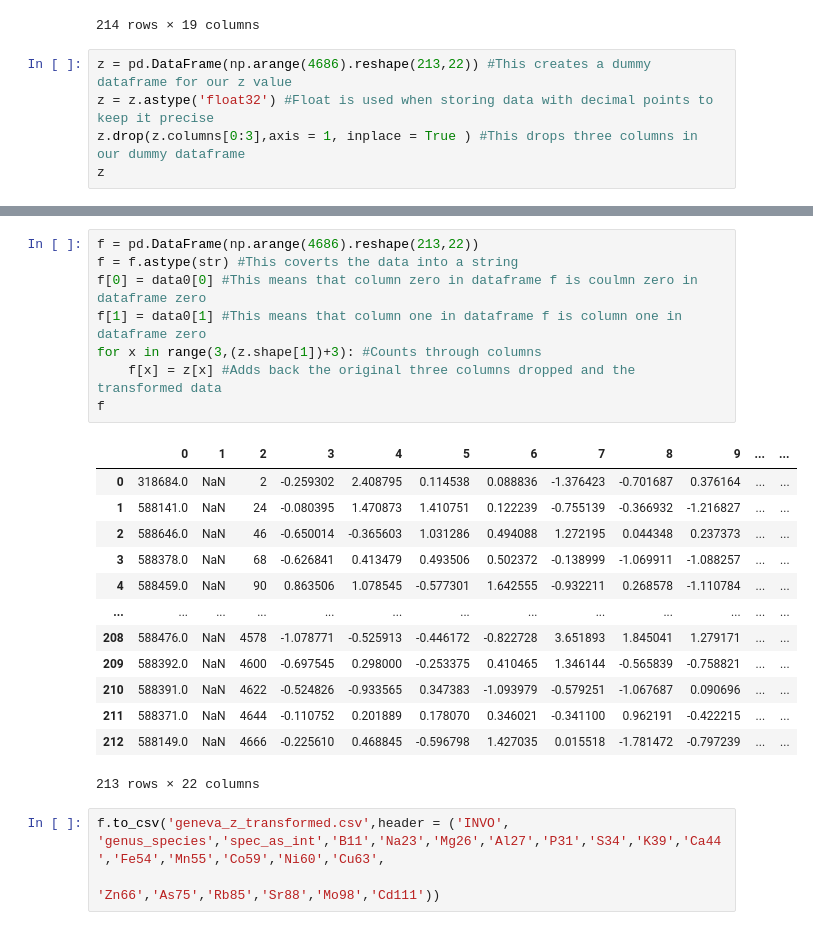
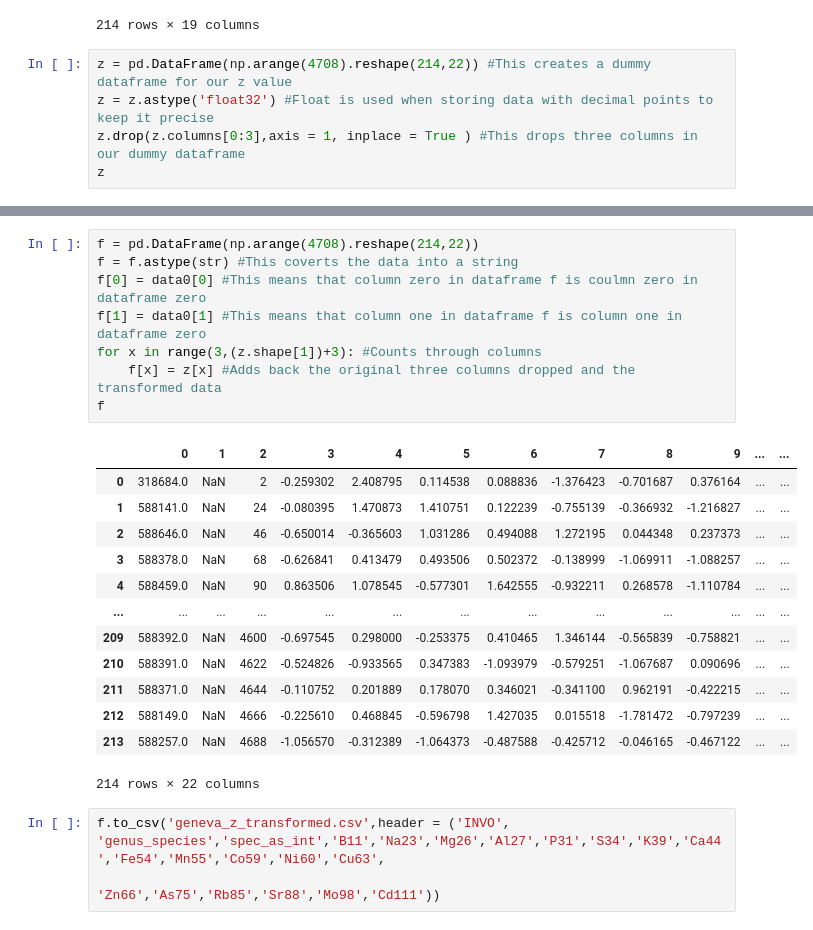
Before and after one commit to Kovacs-Lab/Geneva_Ionomics, a Jupyter notebook: transformation_z.ipynb, the cells around one changed output, grey strips where cells are left out. Saved outputs shown, nothing was run; the diff lists cells and outputs as text.

```diff
--- a/transformation_z.ipynb
+++ b/transformation_z.ipynb
@@ -25,7 +25,7 @@ data
 | 213 | 53.130018 | 85.774245 | 2258.882091 | 20.433157 | 3499.544103 | 2884.711660 | 7453.720407 | 16177.02404 | 73.561312 | 695.721962 | 0.230524 | ... |
 214 rows × 19 columns
 # %%
-z = pd.DataFrame(np.arange(4686).reshape(213,22)) #This creates a dummy dataframe for our z value
+z = pd.DataFrame(np.arange(4708).reshape(214,22)) #This creates a dummy dataframe for our z value
 z = z.astype('float32') #Float is used when storing data with decimal points to keep it precise
 z.drop(z.columns[0:3],axis = 1, inplace = True ) #This drops three columns in our dummy dataframe
 z
@@ -90,25 +90,25 @@ z
 # %%
-f = pd.DataFrame(np.arange(4686).reshape(213,22))
+f = pd.DataFrame(np.arange(4708).reshape(214,22))
 f = f.astype(str) #This coverts the data into a string
 f[0] = data0[0] #This means that column zero in dataframe f is coulmn zero in dataframe zero
 f[1] = data0[1] #This means that column one in dataframe f is column one in dataframe zero
 for x in range(3,(z.shape[1])+3): #Counts through columns
     f[x] = z[x] #Adds back the original three columns dropped and the transformed data
 f
 # %% [output]
 |  | 0 | 1 | 2 | 3 | 4 | 5 | 6 | 7 | 8 | 9 | ... | ... |
 | 0 | 318684.0 | NaN | 2 | -0.259302 | 2.408795 | 0.114538 | 0.088836 | -1.376423 | -0.701687 | 0.376164 | ... | ... |
 | 1 | 588141.0 | NaN | 24 | -0.080395 | 1.470873 | 1.410751 | 0.122239 | -0.755139 | -0.366932 | -1.216827 | ... | ... |
 | 2 | 588646.0 | NaN | 46 | -0.650014 | -0.365603 | 1.031286 | 0.494088 | 1.272195 | 0.044348 | 0.237373 | ... | ... |
 | 3 | 588378.0 | NaN | 68 | -0.626841 | 0.413479 | 0.493506 | 0.502372 | -0.138999 | -1.069911 | -1.088257 | ... | ... |
 | 4 | 588459.0 | NaN | 90 | 0.863506 | 1.078545 | -0.577301 | 1.642555 | -0.932211 | 0.268578 | -1.110784 | ... | ... |
 | ... | ... | ... | ... | ... | ... | ... | ... | ... | ... | ... | ... | ... |
-| 208 | 588476.0 | NaN | 4578 | -1.078771 | -0.525913 | -0.446172 | -0.822728 | 3.651893 | 1.845041 | 1.279171 | ... | ... |
 | 209 | 588392.0 | NaN | 4600 | -0.697545 | 0.298000 | -0.253375 | 0.410465 | 1.346144 | -0.565839 | -0.758821 | ... | ... |
 | 210 | 588391.0 | NaN | 4622 | -0.524826 | -0.933565 | 0.347383 | -1.093979 | -0.579251 | -1.067687 | 0.090696 | ... | ... |
 | 211 | 588371.0 | NaN | 4644 | -0.110752 | 0.201889 | 0.178070 | 0.346021 | -0.341100 | 0.962191 | -0.422215 | ... | ... |
 | 212 | 588149.0 | NaN | 4666 | -0.225610 | 0.468845 | -0.596798 | 1.427035 | 0.015518 | -1.781472 | -0.797239 | ... | ... |
+| 213 | 588257.0 | NaN | 4688 | -1.056570 | -0.312389 | -1.064373 | -0.487588 | -0.425712 | -0.046165 | -0.467122 | ... | ... |
-213 rows × 22 columns
+214 rows × 22 columns
 # %%
 f.to_csv('geneva_z_transformed.csv',header = ('INVO', 'genus_species','spec_as_int','B11','Na23','Mg26','Al27','P31','S34','K39','Ca44','Fe54','Mn55','Co59','Ni60','Cu63',
                                          'Zn66','As75','Rb85','Sr88','Mo98','Cd111'))
```
Also changed, not shown: parts of 2 cells of this notebook, 1 other file.
